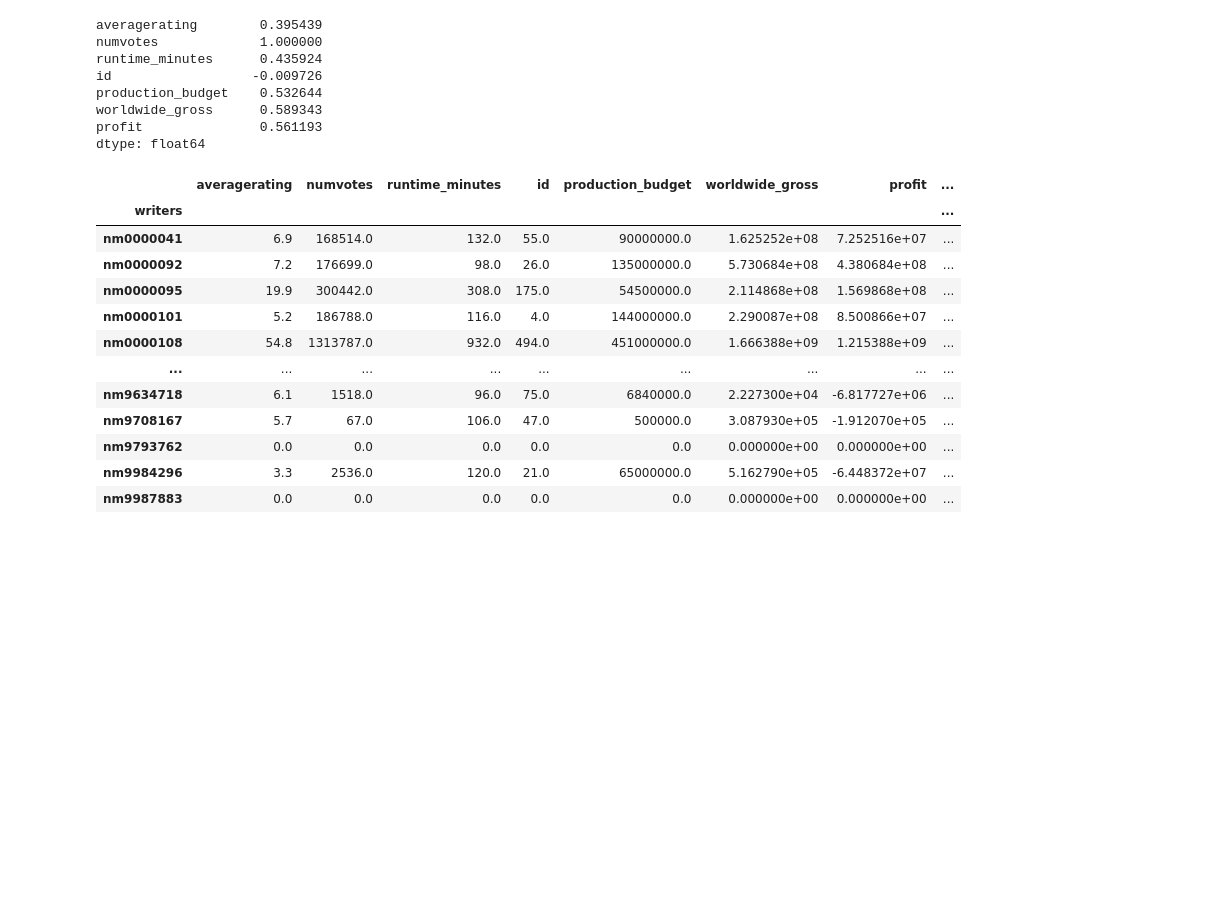
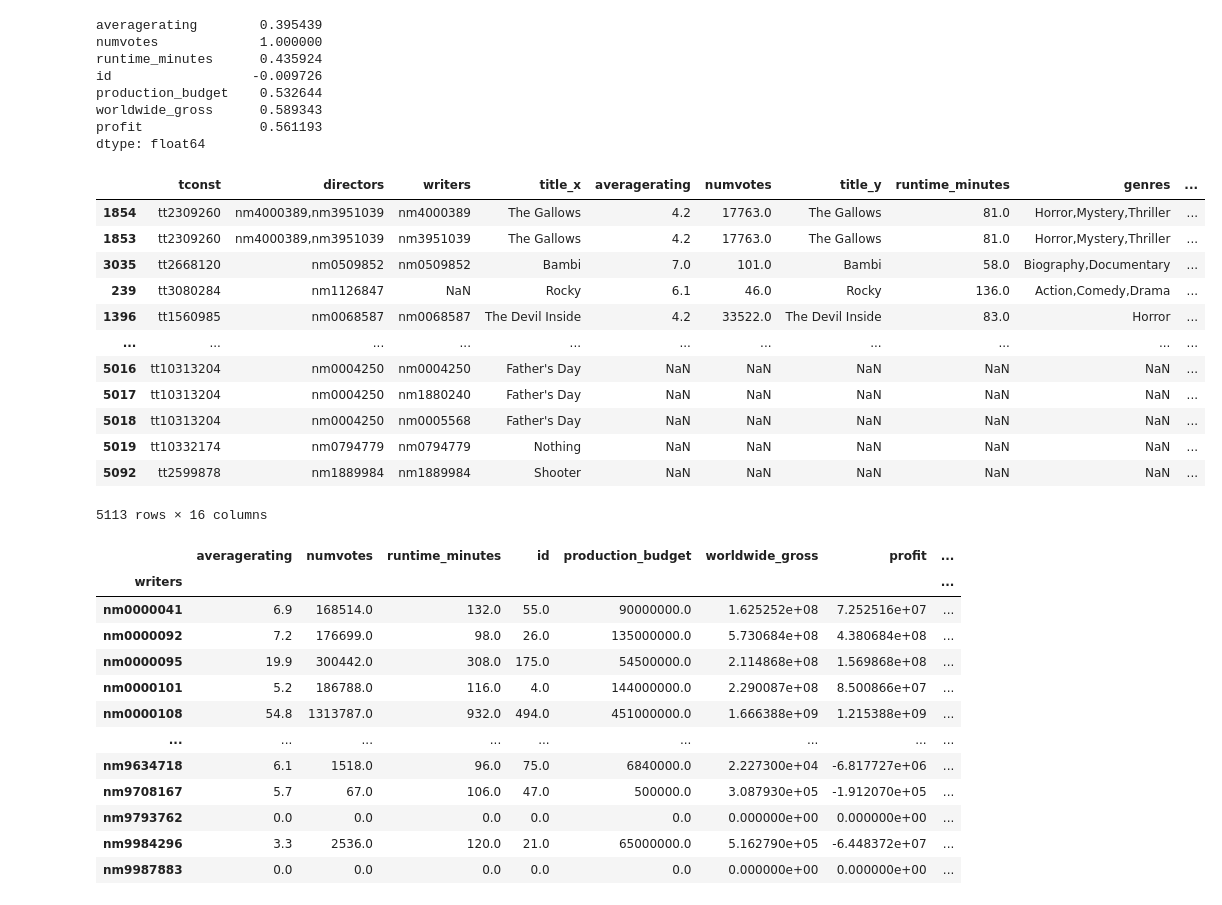
Before and after one commit to zach-hanly/microsoft_movie_project, a Jupyter notebook: tj/Workbook.ipynb, the cells around one changed output. Drawn from its saved outputs; the diff is of its cells as text; code cells hidden in the pictures; blank space fills up the shorter version.

Commit message:
Create Writer ROI

```diff
--- a/tj/Workbook.ipynb
+++ b/tj/Workbook.ipynb
@@ -203,6 +203,22 @@ writers = imdb_crew.assign(writers = lambda x :imdb_crew['writers'].str.split(',
 writers_profit = writers.explode('writers').merge(imdb_ratings, on = 'tconst', how = 'left', validate = 'many_to_one')
 # %%
 writers_profit['ROI'] = writers_profit['profit']/writers_profit['production_budget']
+# %%
+writers_profit.sort_values(['ROI'], ascending = False)
+# %% [output]
+|  | tconst | directors | writers | title_x | averagerating | numvotes | title_y | runtime_minutes | genres | ... |
+| 1854 | tt2309260 | nm4000389,nm3951039 | nm4000389 | The Gallows | 4.2 | 17763.0 | The Gallows | 81.0 | Horror,Mystery,Thriller | ... |
+| 1853 | tt2309260 | nm4000389,nm3951039 | nm3951039 | The Gallows | 4.2 | 17763.0 | The Gallows | 81.0 | Horror,Mystery,Thriller | ... |
+| 3035 | tt2668120 | nm0509852 | nm0509852 | Bambi | 7.0 | 101.0 | Bambi | 58.0 | Biography,Documentary | ... |
+| 239 | tt3080284 | nm1126847 | NaN | Rocky | 6.1 | 46.0 | Rocky | 136.0 | Action,Comedy,Drama | ... |
+| 1396 | tt1560985 | nm0068587 | nm0068587 | The Devil Inside | 4.2 | 33522.0 | The Devil Inside | 83.0 | Horror | ... |
+| ... | ... | ... | ... | ... | ... | ... | ... | ... | ... | ... |
+| 5016 | tt10313204 | nm0004250 | nm0004250 | Father's Day | NaN | NaN | NaN | NaN | NaN | ... |
+| 5017 | tt10313204 | nm0004250 | nm1880240 | Father's Day | NaN | NaN | NaN | NaN | NaN | ... |
+| 5018 | tt10313204 | nm0004250 | nm0005568 | Father's Day | NaN | NaN | NaN | NaN | NaN | ... |
+| 5019 | tt10332174 | nm0794779 | nm0794779 | Nothing | NaN | NaN | NaN | NaN | NaN | ... |
+| 5092 | tt2599878 | nm1889984 | nm1889984 | Shooter | NaN | NaN | NaN | NaN | NaN | ... |
+5113 rows × 16 columns
 # %%
 writers_profit.groupby(['writers']).sum('profit')
 # %% [output]
```
